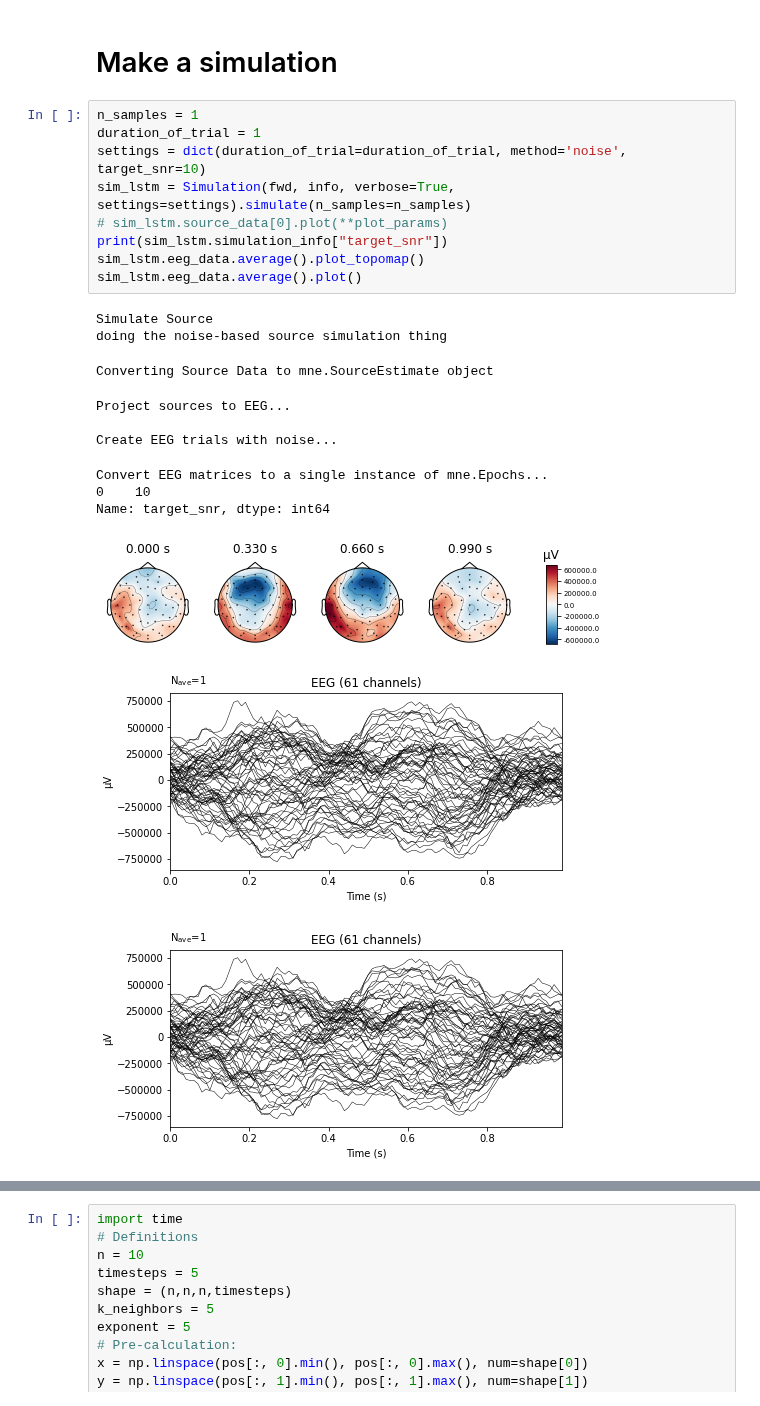
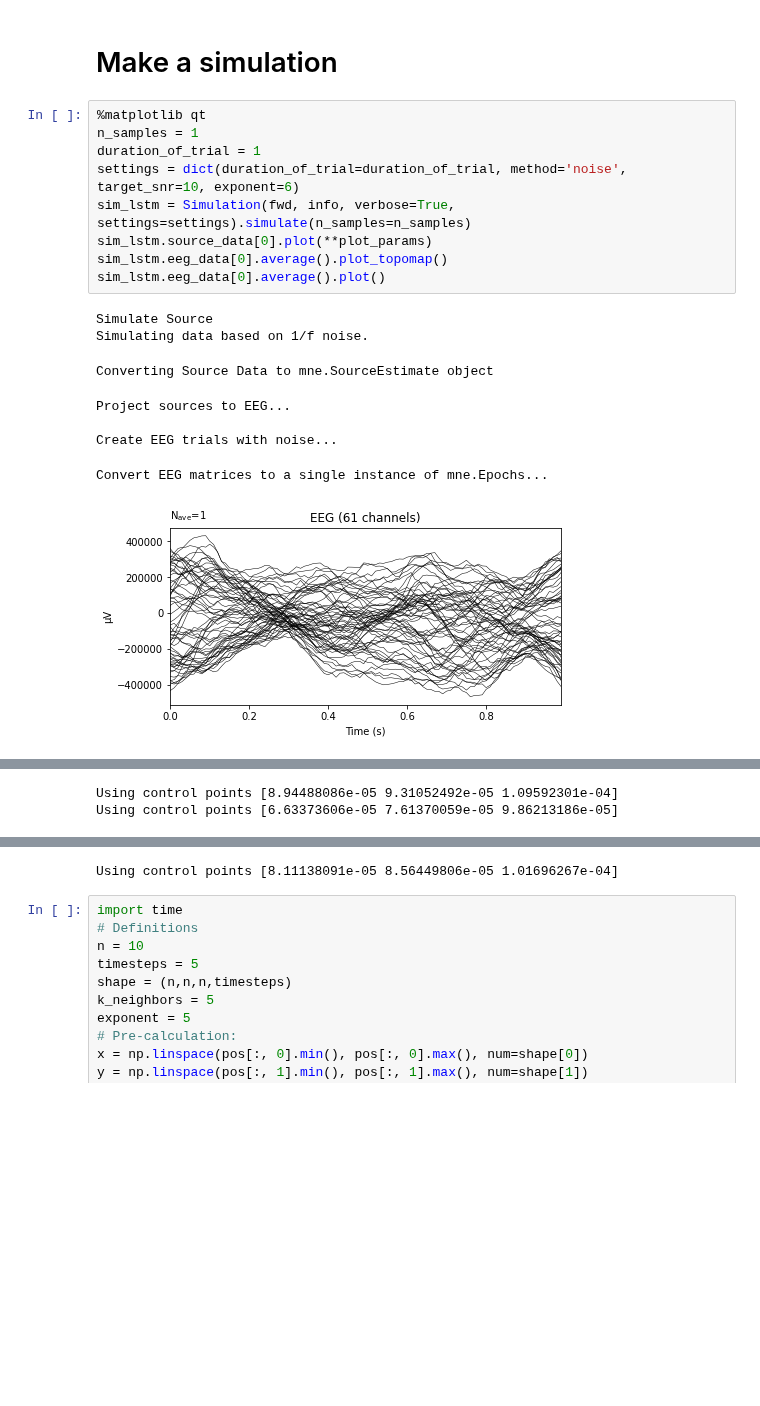
Before and after one commit to LukeTheHecker/esinet, a Jupyter notebook: evaluate/pink_noise_tests.ipynb, the cells around one changed output, grey strips where cells are left out. Saved outputs shown, nothing was run; the diff lists cells and outputs as text; blank space fills up the shorter version.

```diff
--- a/evaluate/pink_noise_tests.ipynb
+++ b/evaluate/pink_noise_tests.ipynb
@@ -44,24 +44,20 @@ pos = util.unpack_fwd(fwd)[2]
 # %% [markdown]
 # Make a simulation
 # %%
+%matplotlib qt
 n_samples = 1
 duration_of_trial = 1
-settings = dict(duration_of_trial=duration_of_trial, method='noise', target_snr=10)
+settings = dict(duration_of_trial=duration_of_trial, method='noise', target_snr=10, exponent=6)
 sim_lstm = Simulation(fwd, info, verbose=True, settings=settings).simulate(n_samples=n_samples)
-# sim_lstm.source_data[0].plot(**plot_params)
-print(sim_lstm.simulation_info["target_snr"])
-sim_lstm.eeg_data.average().plot_topomap()
-sim_lstm.eeg_data.average().plot()
+sim_lstm.source_data[0].plot(**plot_params)
+sim_lstm.eeg_data[0].average().plot_topomap()
+sim_lstm.eeg_data[0].average().plot()
 # %% [output]
 Simulate Source
-doing the noise-based source simulation thing
+Simulating data based on 1/f noise.
 Converting Source Data to mne.SourceEstimate object
 Project sources to EEG...
 
 Create EEG trials with noise...
 Convert EEG matrices to a single instance of mne.Epochs...
-0    10
-Name: target_snr, dtype: int64
-[figure, old version]
+[figure, new version]
-[figure, removed]
-[figure, removed]
@@ -67,0 +68,2 @@ Name: target_snr, dtype: int64
+Using control points [8.94488086e-05 9.31052492e-05 1.09592301e-04]
+Using control points [6.63373606e-05 7.61370059e-05 9.86213186e-05]
@@ -68,3 +74,4 @@ Name: target_snr, dtype: int64
+Using control points [8.11138091e-05 8.56449806e-05 1.01696267e-04]
 # %%
 import time
 # Definitions
```
Also changed, not shown: parts of 5 cells of this notebook, 7 other files.
